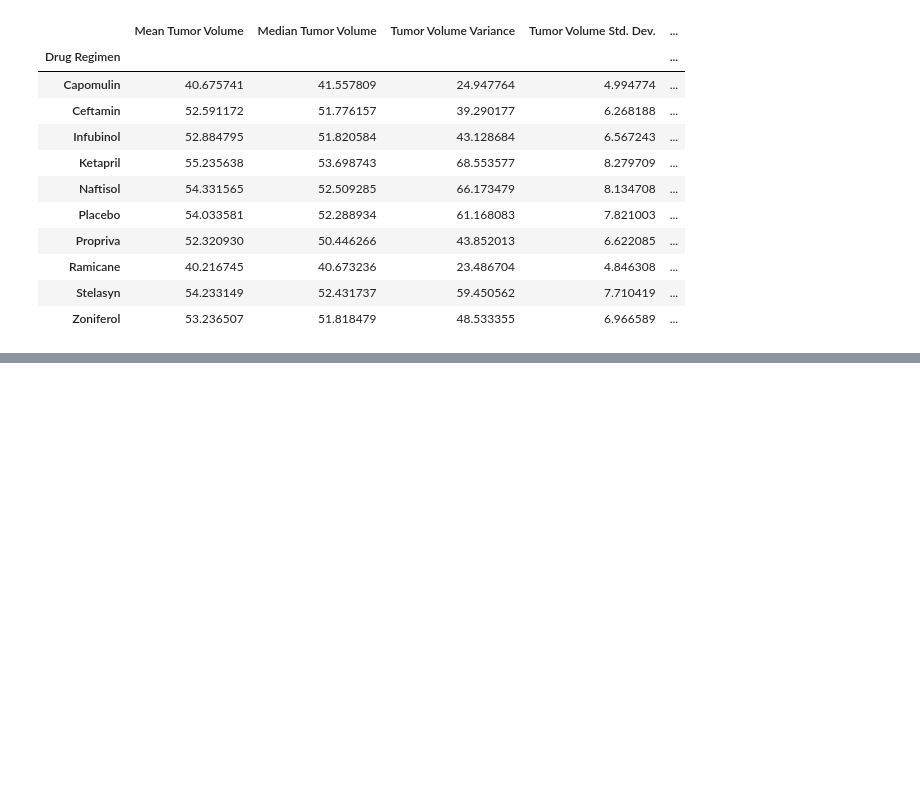
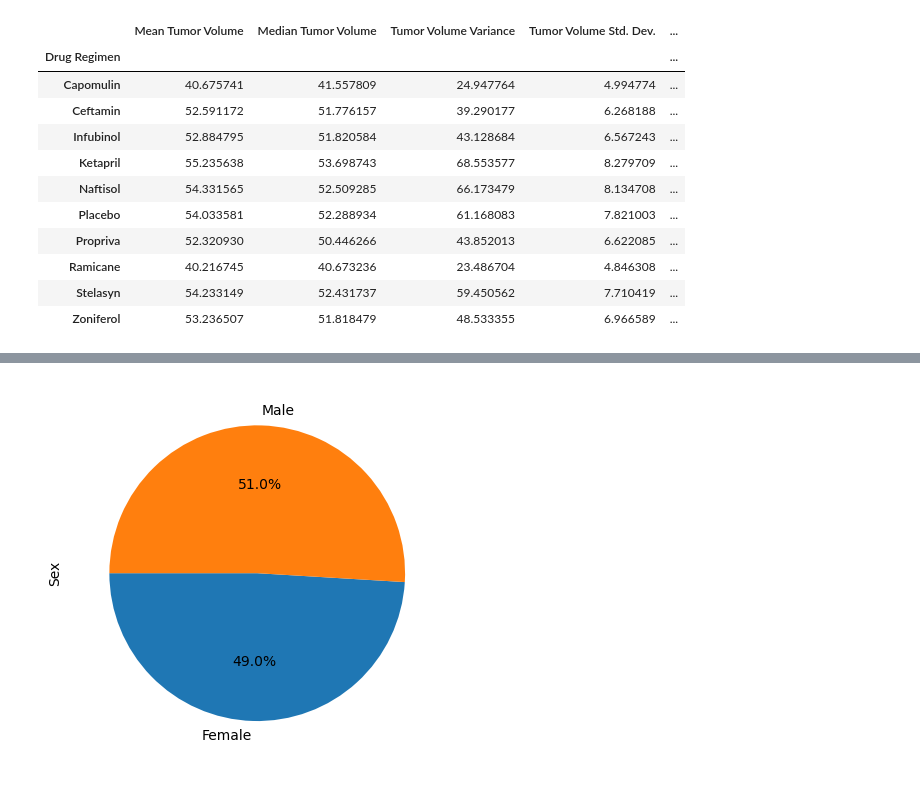
Before and after one commit to abdyraman/matplotlib-challenge, a Jupyter notebook: mouse_study_analysis.ipynb, the cells around one changed output, grey strips where cells are left out. Saved outputs shown, nothing was run; the diff lists cells and outputs as text; code cells hidden in the pictures; blank space fills up the shorter version.

```diff
--- a/mouse_study_analysis.ipynb
+++ b/mouse_study_analysis.ipynb
@@ -154,0 +209,8 @@ NameError: name 'var' is not defined
+# %%
+# Generate a pie plot showing the distribution of female versus male mice using Pandas
+mouse_sex = cleaned_df.groupby("Sex").count()
+mouse_sex
+mouse_sex.plot(kind="pie", y="Mouse ID", legend=False, autopct="%1.1f%%",ylabel="Sex", startangle=180)
+colors=["o","b"]
+# %% [output]
+[figure, added]
```
Also changed, not shown: parts of 17 cells of this notebook.
